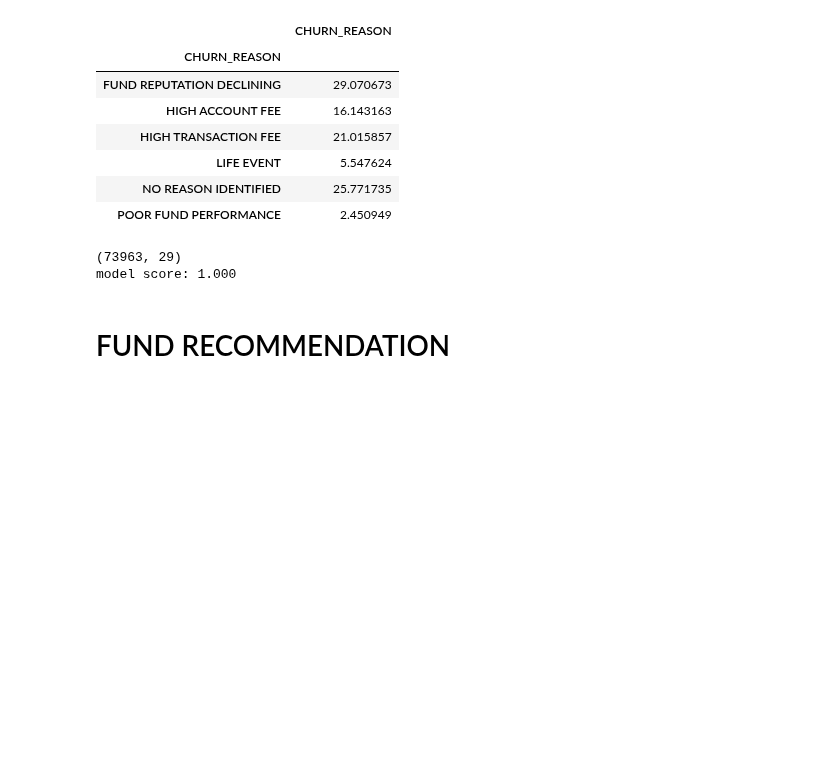
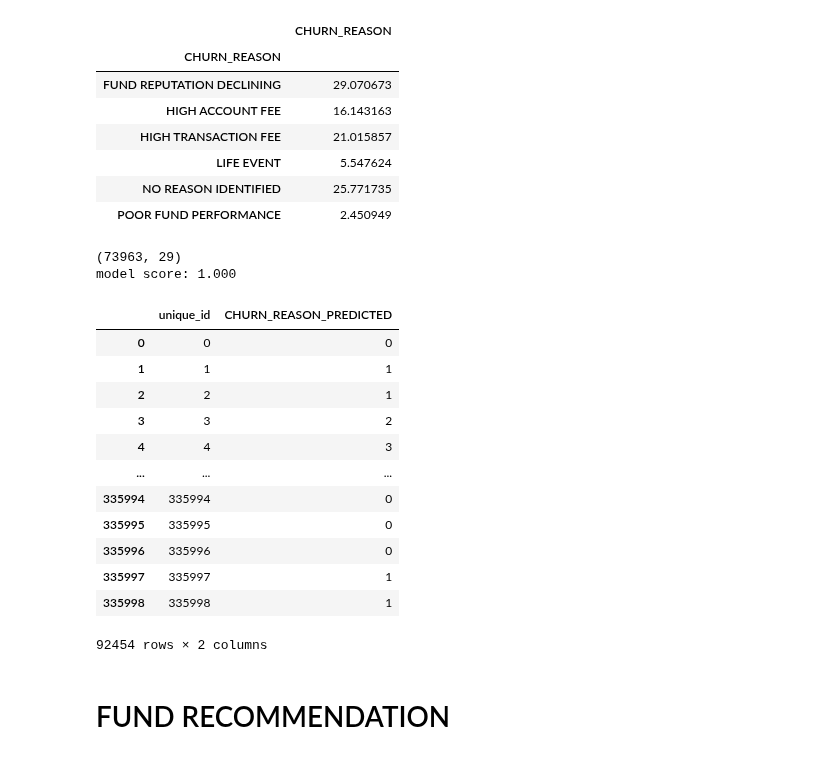
Before and after one commit to mhs10031990/BFS_SUPER_ANNU_Repo, a Jupyter notebook: Model_Building.ipynb, the cells around one changed output. Drawn from its saved outputs; the diff is of its cells as text; code cells hidden in the pictures; blank space fills up the shorter version.

```diff
--- a/Model_Building.ipynb
+++ b/Model_Building.ipynb
@@ -271,3 +271,19 @@ for val in df["unique_id"]:
+# %%
+churned[["unique_id", "CHURN_REASON_PREDICTED"]]
+# %% [output]
+|  | unique_id | CHURN_REASON_PREDICTED |
+| 0 | 0 | 0 |
+| 1 | 1 | 1 |
+| 2 | 2 | 1 |
+| 3 | 3 | 2 |
+| 4 | 4 | 3 |
+| ... | ... | ... |
+| 335994 | 335994 | 0 |
+| 335995 | 335995 | 0 |
+| 335996 | 335996 | 0 |
+| 335997 | 335997 | 1 |
+| 335998 | 335998 | 1 |
+92454 rows × 2 columns
 # %% [markdown]
 # FUND RECOMMENDATION
 # %%
```
Also changed, not shown: parts of 10 cells of this notebook.
